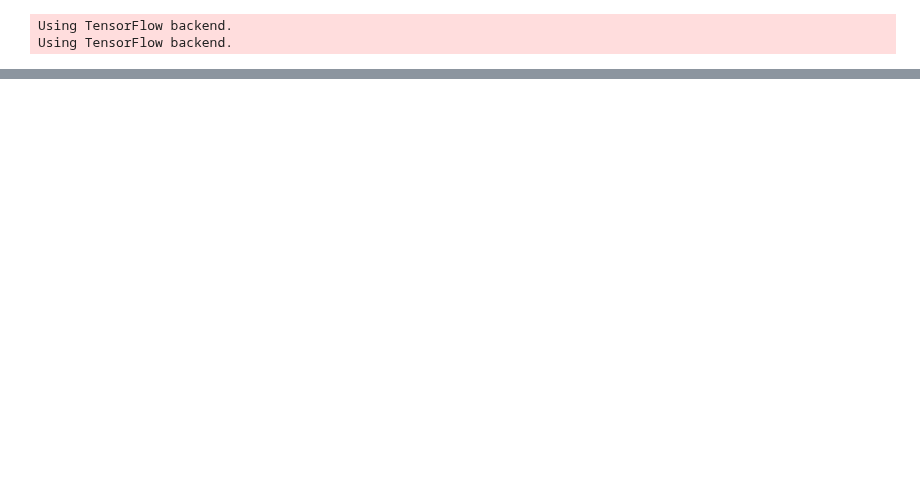
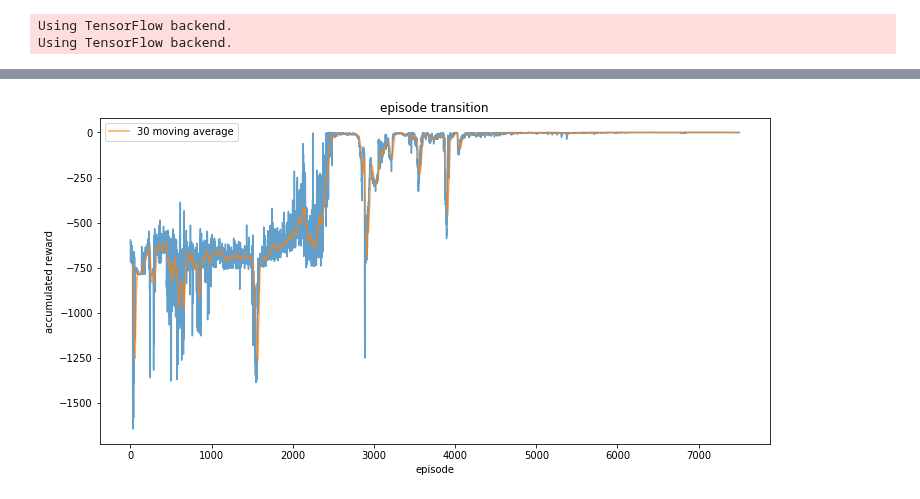
Before and after one commit to ibuki1024/eventDDPG, a Jupyter notebook: notebook/self_trigger/repetition_comparison_5.ipynb, the cells around one changed output, grey strips where cells are left out. Drawn from its saved outputs; the diff is of its cells as text; code cells hidden in the pictures; blank space fills up the shorter version.

```diff
--- a/notebook/self_trigger/repetition_comparison_5.ipynb
+++ b/notebook/self_trigger/repetition_comparison_5.ipynb
@@ -71,5 +71,7 @@ a = agent((2,), (2,))
 a.compile(Adam(lr=0.001, clipnorm=1.), metrics=["mae"])
 # a.load_weights('../learned_models_vol2/0.5standup-agent.h5')
 # a.load_weights('../../learned_models_stab/lqr_optimal_agent.h5')
-a.fit(env, nb_steps=step, visualize=0, verbose=1, nb_max_episode_steps=episode_step, action_repetition=control_interval)
+out = a.fit(env, nb_steps=step, visualize=0, verbose=1, nb_max_episode_steps=episode_step, action_repetition=control_interval)
+
+episode_rewards = out.history["episode_reward"]
 # %% [output]
@@ -90,0 +95,13 @@ Interval 1 (0 steps performed)
+# %%
+lma = 30
+plt.figure(figsize=(12,6))
+ma = moving_average(episode_rewards, lma)
+plt.plot(range(len(episode_rewards)), episode_rewards, alpha=0.7)
+plt.plot(range(lma, len(episode_rewards)), ma, label=f'{lma} moving average', alpha=0.7)
+plt.xlabel('episode')
+plt.ylabel('accumulated reward')
+plt.title('episode transition')
+plt.legend()
+plt.show()
+# %% [output]
+[figure, added]
```
Also changed, not shown: parts of 1 cell of this notebook, 2 other files.
